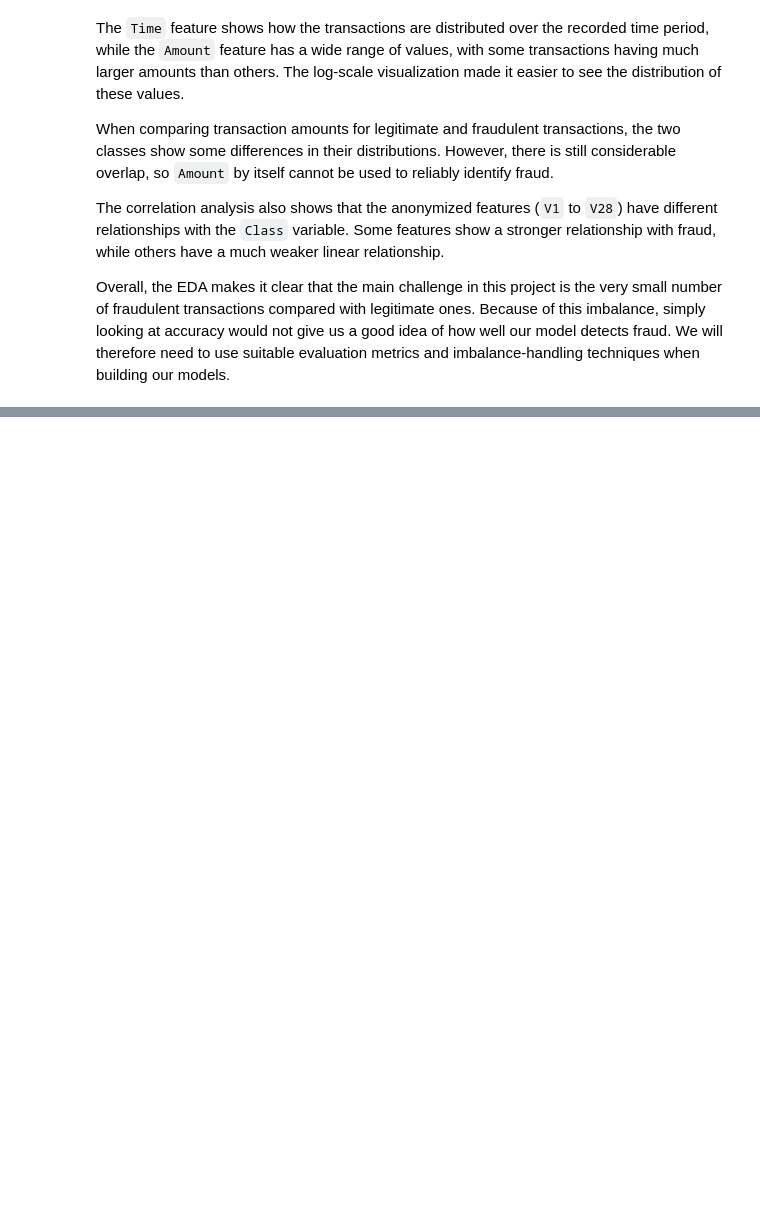
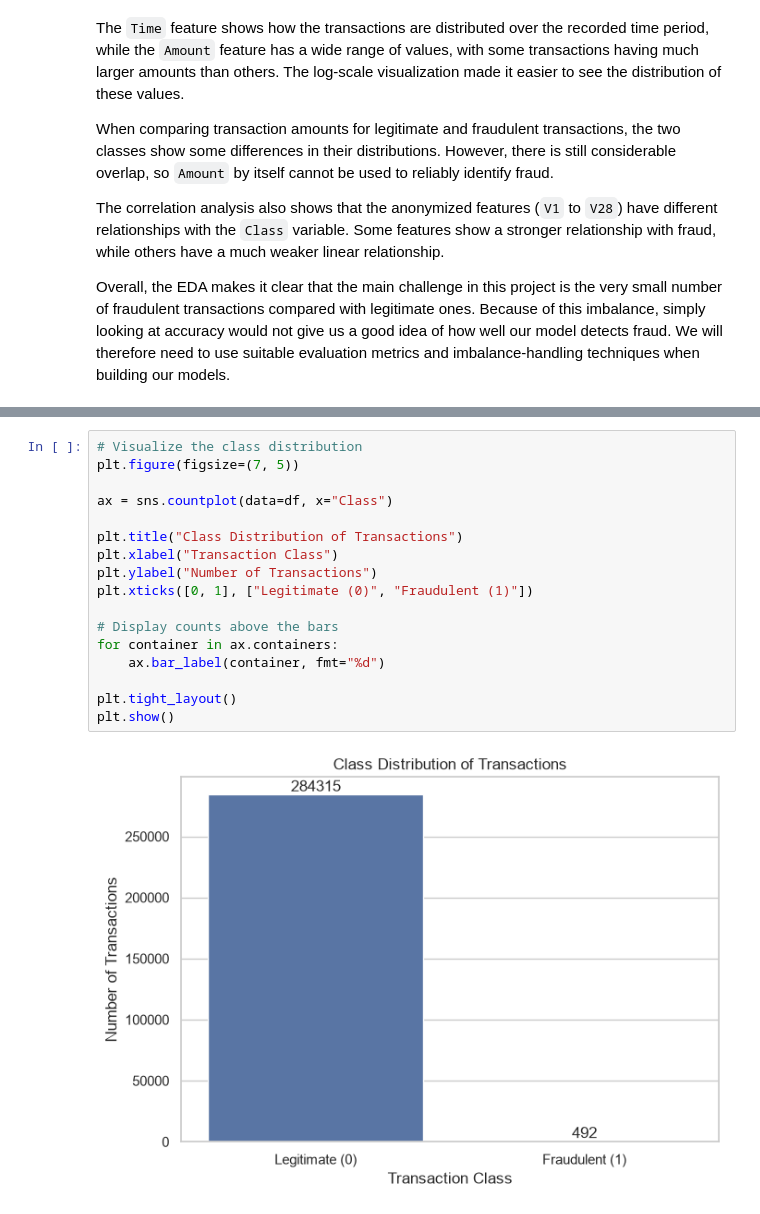
Before and after one commit to humairathameem/FraudGuard-Credit-Card-Fraud-Detection, a Jupyter notebook: Notebooks/Credit_card_fraud_detection.ipynb, the cells around one changed output, grey strips where cells are left out. Drawn from its saved outputs; the diff is of its cells as text; blank space fills up the shorter version.

```diff
--- a/Notebooks/Credit_card_fraud_detection.ipynb
+++ b/Notebooks/Credit_card_fraud_detection.ipynb
@@ -419,0 +455,19 @@ Overall, the EDA makes it clear that the main challenge in this project is the v
+# %%
+# Visualize the class distribution
+plt.figure(figsize=(7, 5))
+
+ax = sns.countplot(data=df, x="Class")
+
+plt.title("Class Distribution of Transactions")
+plt.xlabel("Transaction Class")
+plt.ylabel("Number of Transactions")
+plt.xticks([0, 1], ["Legitimate (0)", "Fraudulent (1)"])
+
+# Display counts above the bars
+for container in ax.containers:
+    ax.bar_label(container, fmt="%d")
+
+plt.tight_layout()
+plt.show()
+# %% [output]
+[figure, added]
```
Also changed, not shown: parts of 64 cells of this notebook, 1 other file.
